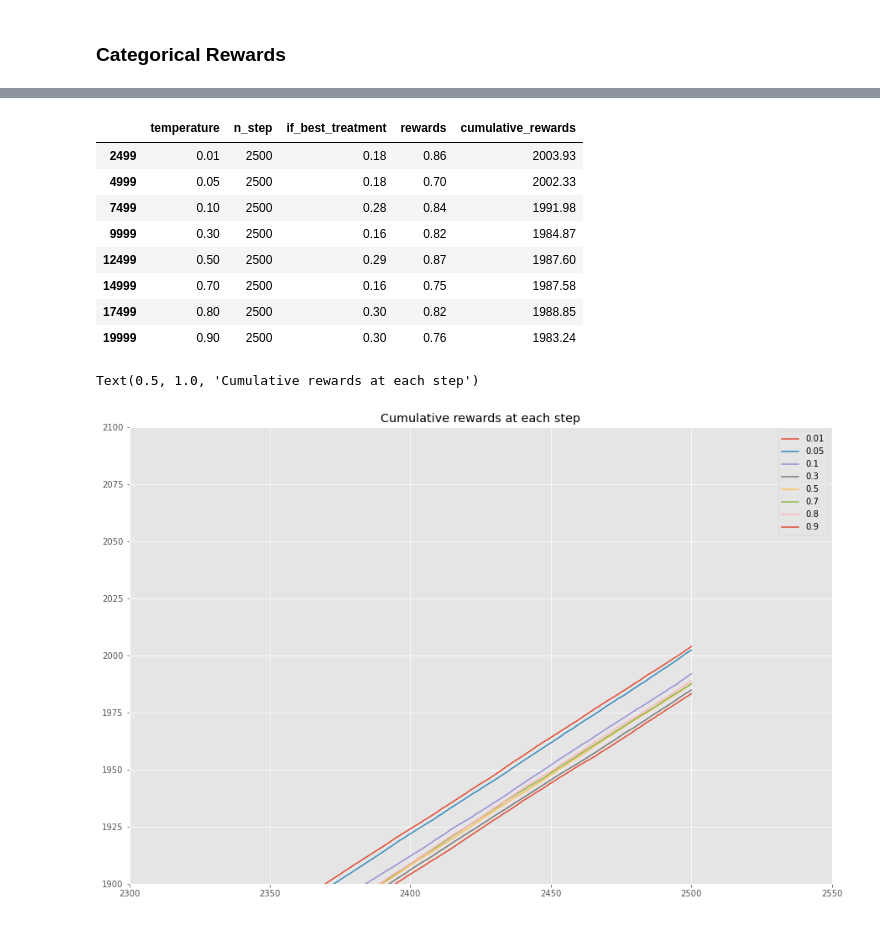
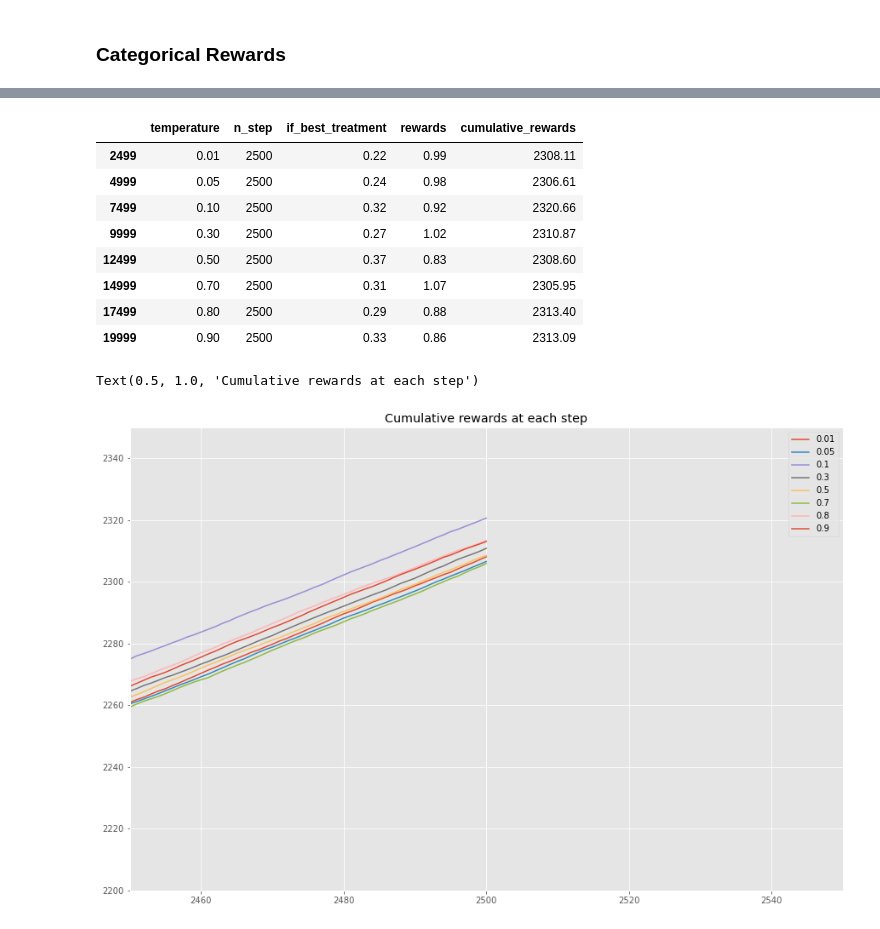
Before and after one commit to ruthkangyr/Clinical-Trials-MAB-Algorithms, a Jupyter notebook: Algorithm/Algorithms Tuning (Updated).ipynb, the cells around one changed output, grey strips where cells are left out. Cells and saved outputs as stored; diff of their text form; code cells hidden in the pictures.

```diff
--- a/Algorithm/Algorithms Tuning (Updated).ipynb
+++ b/Algorithm/Algorithms Tuning (Updated).ipynb
@@ -9,8 +9,8 @@ import matplotlib.pyplot as plt
 import math
 from copy import deepcopy
 # %%
-# logs_df = pd.read_csv("../Data Cleaning/cleaned_dataset.csv")
-logs_df = pd.read_csv("cleaned_dataset.csv")
+logs_df = pd.read_csv("../Data Cleaning/cleaned_dataset.csv")
+# logs_df = pd.read_csv("cleaned_dataset.csv")
 # logs_df = pd.read_csv("cleaned_dataset_all.csv")
 logs_df
 # %% [output]
@@ -330,7 +330,7 @@ def test_algorithm(algo, arms, n_sims, horizon):
 random.seed(4014) # to make sure that I can regenerate the results
 
 # Initialise probabilities
-success_probabilities_ber = [0.6, 0.4, 0.9, 0.8]
+success_probabilities_ber = [0.6, 0.4, 0.8, 0.9]
 
 no_of_treatments = len(success_probabilities_ber)
 test_treatments = list(map(lambda mu: BernoulliArm(mu), success_probabilities_ber))
@@ -359,7 +359,7 @@ all_results_softmax_ber = pd.DataFrame(columns = ["n_sim", "n_step", "chosen_tre
 random.seed(4014) # to make sure that I can regenerate the results
 
 # Initialise probabilities
-success_probabilities_cat = [0.3, 0.6, 0.9, 0.4]
+success_probabilities_cat = [0.7, 0.9, 0.4, 0.1]
 
 treatment_probabilities = [treatment_1_probs, treatment_2_probs, treatment_3_probs, treatment_4_probs]
 
@@ -804,29 +804,29 @@ Text(0.5, 1.0, 'Average rewards at each time step')
 results_plot_softmax_cat[results_plot_softmax_cat["n_step"] == 2500]
 # %% [output]
 |  | temperature | n_step | if_best_treatment | rewards | cumulative_rewards |
-| 2499 | 0.01 | 2500 | 0.18 | 0.86 | 2003.93 |
-| 4999 | 0.05 | 2500 | 0.18 | 0.70 | 2002.33 |
-| 7499 | 0.10 | 2500 | 0.28 | 0.84 | 1991.98 |
-| 9999 | 0.30 | 2500 | 0.16 | 0.82 | 1984.87 |
-| 12499 | 0.50 | 2500 | 0.29 | 0.87 | 1987.60 |
-| 14999 | 0.70 | 2500 | 0.16 | 0.75 | 1987.58 |
-| 17499 | 0.80 | 2500 | 0.30 | 0.82 | 1988.85 |
-| 19999 | 0.90 | 2500 | 0.30 | 0.76 | 1983.24 |
+| 2499 | 0.01 | 2500 | 0.22 | 0.99 | 2308.11 |
+| 4999 | 0.05 | 2500 | 0.24 | 0.98 | 2306.61 |
+| 7499 | 0.10 | 2500 | 0.32 | 0.92 | 2320.66 |
+| 9999 | 0.30 | 2500 | 0.27 | 1.02 | 2310.87 |
+| 12499 | 0.50 | 2500 | 0.37 | 0.83 | 2308.60 |
+| 14999 | 0.70 | 2500 | 0.31 | 1.07 | 2305.95 |
+| 17499 | 0.80 | 2500 | 0.29 | 0.88 | 2313.40 |
+| 19999 | 0.90 | 2500 | 0.33 | 0.86 | 2313.09 |
 # %%
 # Plot the cumulative rewards at each time step
 plt.style.use('ggplot')
 
 fig = plt.figure(figsize = (15, 10))
 ax = fig.add_subplot(111)
 
 for tau in results_plot_softmax_cat['temperature'].unique():
     results_softmax_cat = results_plot_softmax_cat[results_plot_softmax_cat['temperature'] == tau]
     ax.plot(results_softmax_cat['n_step'], results_softmax_cat['cumulative_rewards'], label = str(tau))
 
-plt.xlim(2300, 2550)
-plt.ylim(1900, 2100)
+plt.xlim(2450, 2550)
+plt.ylim(2200, 2350)
 plt.legend()
 plt.title("Cumulative rewards at each step")
 # %% [output]
 Text(0.5, 1.0, 'Cumulative rewards at each step')
-[figure, old version]
+[figure, new version]
```
Also changed, not shown: parts of 24 cells of this notebook, 1 other file.
